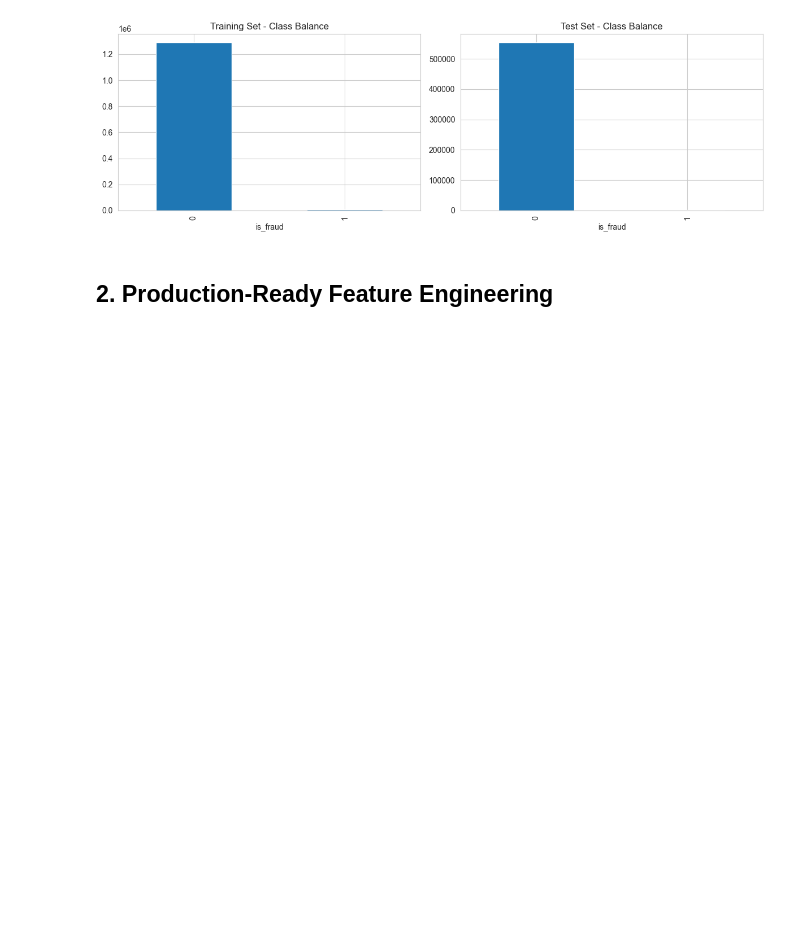
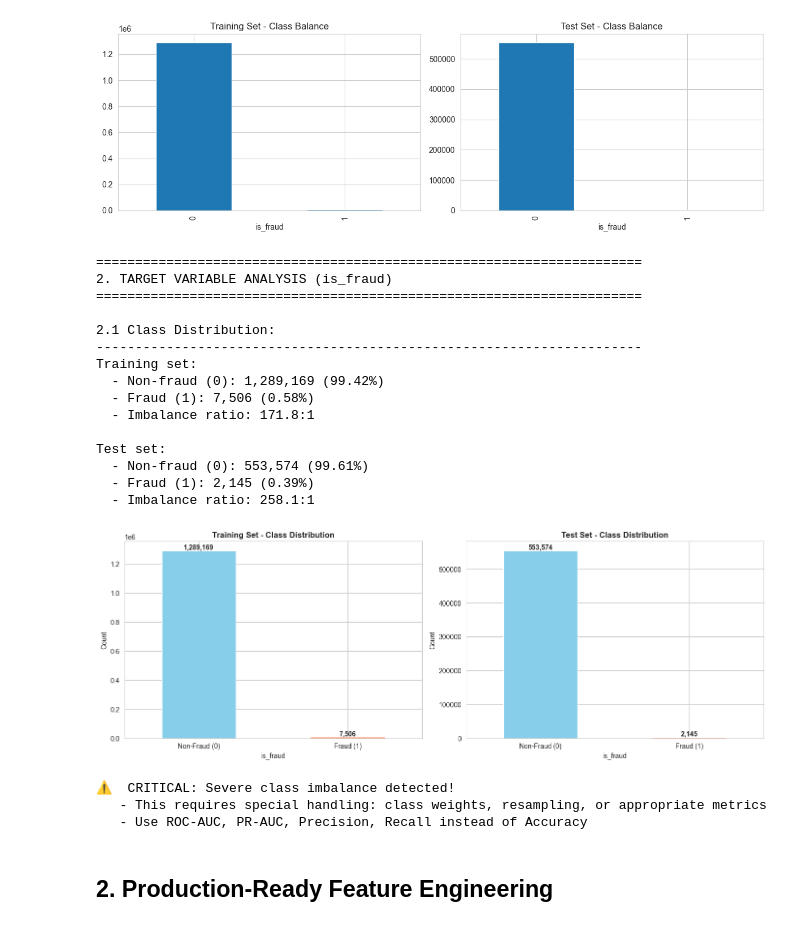
Before and after one commit to cam-bell/real-time-fraud-detection, a Jupyter notebook: notebooks/steam_simulation.ipynb, the cells around one changed output. Drawn from its saved outputs; the diff is of its cells as text; code cells hidden in the pictures; blank space fills up the shorter version.

```diff
--- a/notebooks/steam_simulation.ipynb
+++ b/notebooks/steam_simulation.ipynb
@@ -192,6 +192,74 @@ Test set is sorted: True
 
 ✓ Test set is chronologically after training set (good for temporal validation)
 [figure]
+# %%
+# ============================================================================
+# 2. TARGET VARIABLE ANALYSIS
+# ============================================================================
+print("=" * 70)
+print("2. TARGET VARIABLE ANALYSIS (is_fraud)")
+print("=" * 70)
+
+# Class distribution
+print("\n2.1 Class Distribution:")
+print("-" * 70)
+train_fraud_rate = df_train['is_fraud'].mean()
+test_fraud_rate = df_test['is_fraud'].mean()
+print(f"Training set:")
+print(f"  - Non-fraud (0): {len(df_train[df_train['is_fraud']==0]):,} ({100*(1-train_fraud_rate):.2f}%)")
+print(f"  - Fraud (1): {len(df_train[df_train['is_fraud']==1]):,} ({100*train_fraud_rate:.2f}%)")
+print(f"  - Imbalance ratio: {len(df_train[df_train['is_fraud']==0]) / len(df_train[df_train['is_fraud']==1]):.1f}:1")
+print(f"\nTest set:")
+print(f"  - Non-fraud (0): {len(df_test[df_test['is_fraud']==0]):,} ({100*(1-test_fraud_rate):.2f}%)")
+print(f"  - Fraud (1): {len(df_test[df_test['is_fraud']==1]):,} ({100*test_fraud_rate:.2f}%)")
+print(f"  - Imbalance ratio: {len(df_test[df_test['is_fraud']==0]) / len(df_test[df_test['is_fraud']==1]):.1f}:1")
+
+# Visualize class balance
+fig, axes = plt.subplots(1, 2, figsize=(14, 5))
+
+# Bar chart
+df_train['is_fraud'].value_counts().sort_index().plot(kind='bar', ax=axes[0], color=['skyblue', 'coral'])
+axes[0].set_title('Training Set - Class Distribution', fontsize=12, fontweight='bold')
+axes[0].set_xlabel('is_fraud')
+axes[0].set_ylabel('Count')
+axes[0].set_xticklabels(['Non-Fraud (0)', 'Fraud (1)'], rotation=0)
+for i, v in enumerate(df_train['is_fraud'].value_counts().sort_index()):
+    axes[0].text(i, v, f'{v:,}', ha='center', va='bottom', fontweight='bold')
+
+df_test['is_fraud'].value_counts().sort_index().plot(kind='bar', ax=axes[1], color=['skyblue', 'coral'])
+axes[1].set_title('Test Set - Class Distribution', fontsize=12, fontweight='bold')
+axes[1].set_xlabel('is_fraud')
+axes[1].set_ylabel('Count')
+axes[1].set_xticklabels(['Non-Fraud (0)', 'Fraud (1)'], rotation=0)
+for i, v in enumerate(df_test['is_fraud'].value_counts().sort_index()):
+    axes[1].text(i, v, f'{v:,}', ha='center', va='bottom', fontweight='bold')
+
+plt.tight_layout()
+plt.show()
+
+print("\n⚠️  CRITICAL: Severe class imbalance detected!")
+print("   - This requires special handling: class weights, resampling, or appropriate metrics")
+print("   - Use ROC-AUC, PR-AUC, Precision, Recall instead of Accuracy")
+# %% [output]
+======================================================================
+2. TARGET VARIABLE ANALYSIS (is_fraud)
+======================================================================
+
+2.1 Class Distribution:
+----------------------------------------------------------------------
+Training set:
+  - Non-fraud (0): 1,289,169 (99.42%)
+  - Fraud (1): 7,506 (0.58%)
+  - Imbalance ratio: 171.8:1
+
+Test set:
+  - Non-fraud (0): 553,574 (99.61%)
+  - Fraud (1): 2,145 (0.39%)
+  - Imbalance ratio: 258.1:1
+[figure, added]
+⚠️  CRITICAL: Severe class imbalance detected!
+   - This requires special handling: class weights, resampling, or appropriate metrics
+   - Use ROC-AUC, PR-AUC, Precision, Recall instead of Accuracy
 # %% [markdown]
 ## 2. Production-Ready Feature Engineering
 # %%
```
Also changed, not shown: parts of 2 cells of this notebook, 1 other file.
